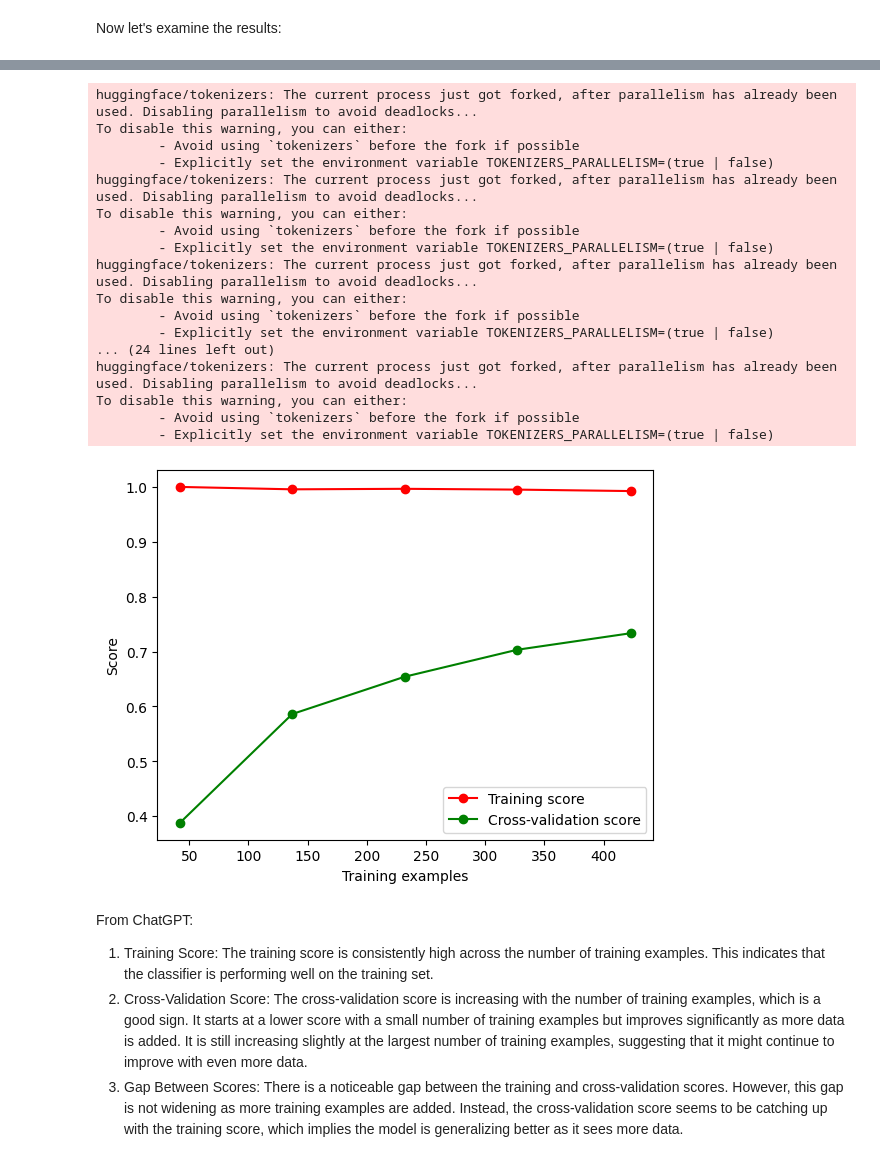
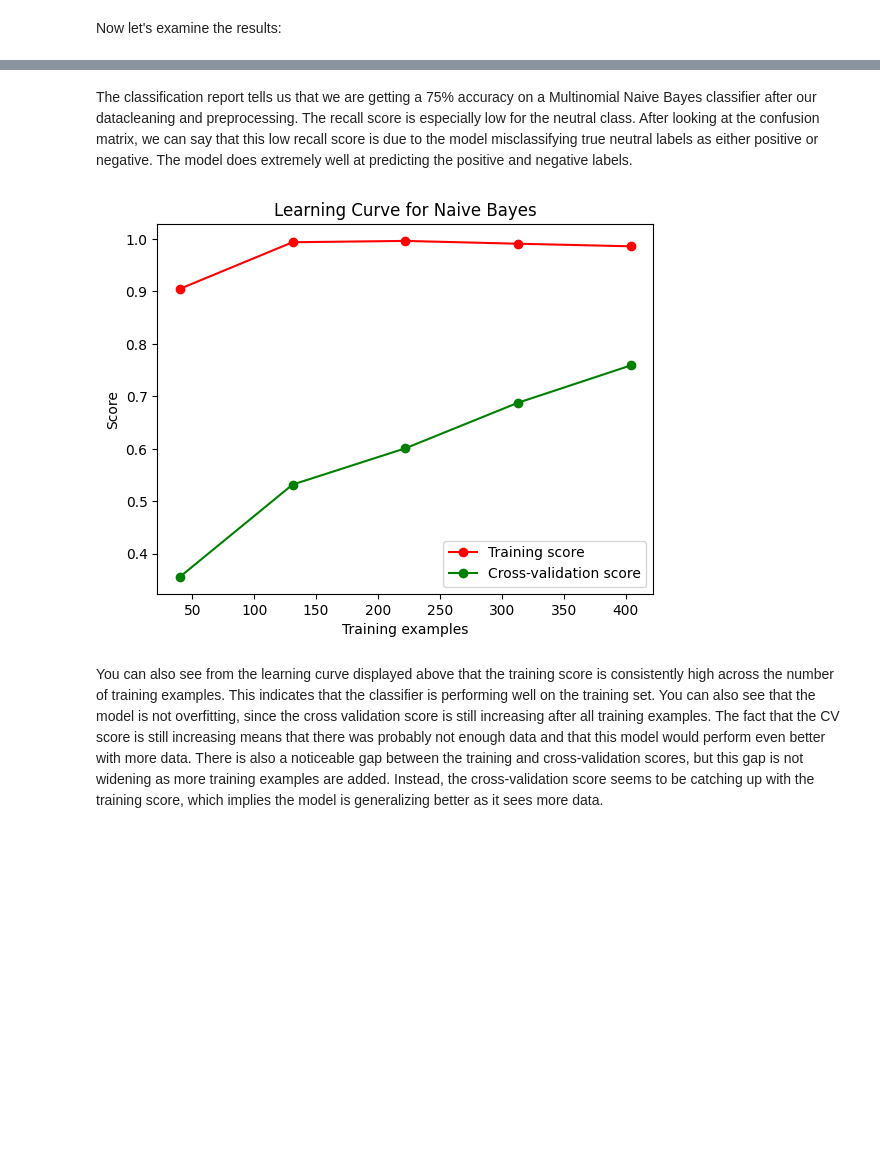
Before and after one commit to andreaseno/TwitterAnalysis, a Jupyter notebook: SentimentAnalysis.ipynb, the cells around one changed output, grey strips where cells are left out. Cells and saved outputs as stored; diff of their text form; code cells hidden in the pictures; blank space fills up the shorter version.

Commit message:
finished all data analysis and code

```diff
--- a/SentimentAnalysis.ipynb
+++ b/SentimentAnalysis.ipynb
@@ -77,7 +65,7 @@ You should consider upgrading via the '/Library/Developer/CommandLineTools/usr/b
 
 Now I will now read in the "Gold Standard" data and display some basic information about it.
 # %%
-data = pd.read_csv('Data/MultiClassLabeledCustomTwitterSentiments.csv', encoding='utf-8')
+data = pd.read_csv('Data/MultiClassLabeledCustomTwitterSentiments.csv', encoding='utf-8',  dtype={'text': str})
 # Display info
 print(f"Num rows: {data.shape[0]}")
 data.head()
@@ -106,8 +94,14 @@ We have no null Values in the  data. Now let's view the distribution of the clas
+# %%
+# Only needed if there were null values in the set
+data = data.dropna()
 # %%
+# Map the numerical target values to categories
+data['target_label'] = data['target'].map({0: 'Negative', 2: 'Neutral', 4: 'Positive'})
+
 # Plotting the distribution
-sns.countplot(x='target', data=data)
+sns.countplot(x='target_label', data=data, order=['Negative', 'Neutral', 'Positive'])
 plt.title('Distribution of Target Values')
-plt.xlabel('Target')
+plt.xlabel('Sentiment')
 plt.ylabel('Count')
 plt.show()
 # %% [output]
@@ -193,5 +182,5 @@ Below is a visualization of how many words are in each tweet after cleaning the
 # %%
-text_len_threshhold = 3
+text_len_threshhold = 10
 
 text_len = []
 for text in data.cleaned_text:
@@ -352,40 +302,22 @@ plt.show()
+# %% [markdown]
+The classification report tells us that we are getting a 75% accuracy on a Multinomial Naive Bayes classifier after our datacleaning and preprocessing. The recall score is especially low for the neutral class. After looking at the confusion matrix, we can say that this low recall score is due to the model misclassifying true neutral labels as either positive or negative. The model does extremely well at predicting the positive and negative labels.
 # %%
-from sklearn.model_selection import learning_curve
+
 
 train_sizes, train_scores, test_scores = learning_curve(MultinomialNB(), X_train_tf, y_train_le, n_jobs=-1, cv=5, train_sizes=np.linspace(.1, 1.0, 5), verbose=0)
 
 train_scores_mean = np.mean(train_scores, axis=1)
 test_scores_mean = np.mean(test_scores, axis=1)
 
 plt.figure()
 plt.plot(train_sizes, train_scores_mean, 'o-', color="r", label="Training score")
 plt.plot(train_sizes, test_scores_mean, 'o-', color="g", label="Cross-validation score")
 plt.xlabel("Training examples")
 plt.ylabel("Score")
+plt.title("Learning Curve for Naive Bayes")
 plt.legend(loc="best")
 plt.show()
 # %% [output]
-huggingface/tokenizers: The current process just got forked, after parallelism has already been used. Disabling parallelism to avoid deadlocks...
-To disable this warning, you can either:
-        - Avoid using `tokenizers` before the fork if possible
-        - Explicitly set the environment variable TOKENIZERS_PARALLELISM=(true | false)
-huggingface/tokenizers: The current process just got forked, after parallelism has already been used. Disabling parallelism to avoid deadlocks...
-To disable this warning, you can either:
-        - Avoid using `tokenizers` before the fork if possible
-        - Explicitly set the environment variable TOKENIZERS_PARALLELISM=(true | false)
-huggingface/tokenizers: The current process just got forked, after parallelism has already been used. Disabling parallelism to avoid deadlocks...
-To disable this warning, you can either:
-        - Avoid using `tokenizers` before the fork if possible
-        - Explicitly set the environment variable TOKENIZERS_PARALLELISM=(true | false)
-... (24 lines left out)
-huggingface/tokenizers: The current process just got forked, after parallelism has already been used. Disabling parallelism to avoid deadlocks...
-To disable this warning, you can either:
-        - Avoid using `tokenizers` before the fork if possible
-        - Explicitly set the environment variable TOKENIZERS_PARALLELISM=(true | false)
-[figure, old version]
+[figure, new version]
 # %% [markdown]
-From ChatGPT:
-
-1. Training Score: The training score is consistently high across the number of training examples. This indicates that the classifier is performing well on the training set.
-2. Cross-Validation Score: The cross-validation score is increasing with the number of training examples, which is a good sign. It starts at a lower score with a small number of training examples but improves significantly as more data is added. It is still increasing slightly at the largest number of training examples, suggesting that it might continue to improve with even more data.
-3. Gap Between Scores: There is a noticeable gap between the training and cross-validation scores. However, this gap is not widening as more training examples are added. Instead, the cross-validation score seems to be catching up with the training score, which implies the model is generalizing better as it sees more data.
+You can also see from the learning curve displayed above that the training score is consistently high across the number of training examples. This indicates that the classifier is performing well on the training set. You can also see that the model is not overfitting, since the cross validation score is still increasing after all training examples. The fact that the CV score is still increasing means that there was probably not enough data and that this model would perform even better with more data. There is also a noticeable gap between the training and cross-validation scores, but this gap is not widening as more training examples are added. Instead, the cross-validation score seems to be catching up with the training score, which implies the model is generalizing better as it sees more data.
```
Also changed, not shown: parts of 47 cells of this notebook, 4 other files.
